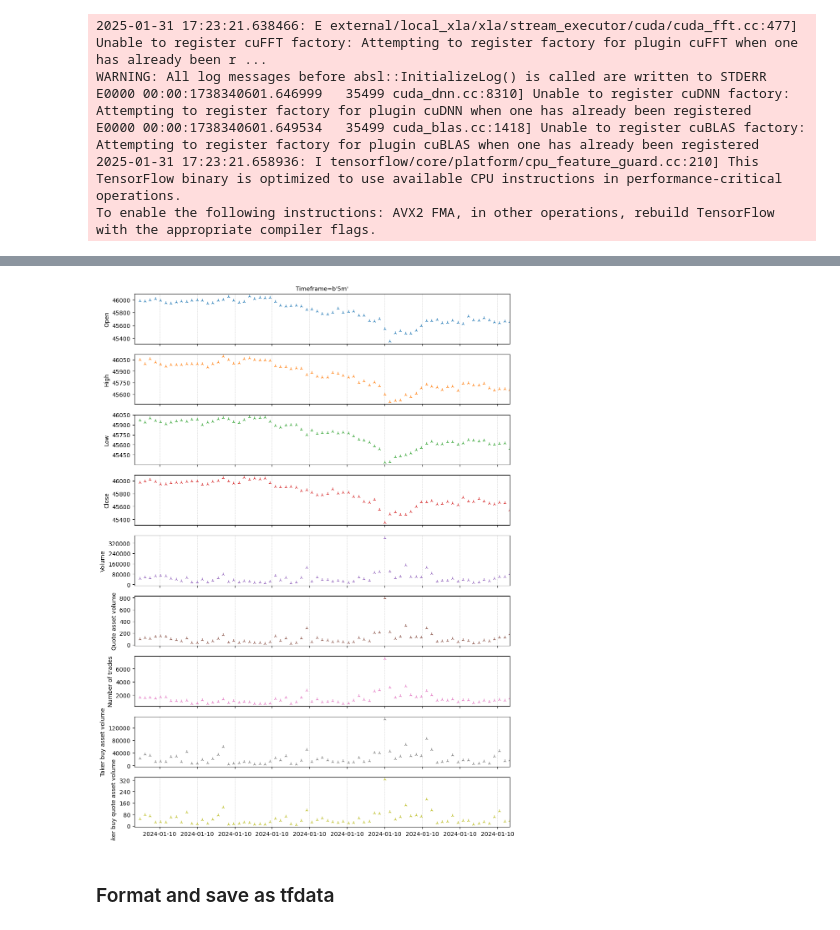
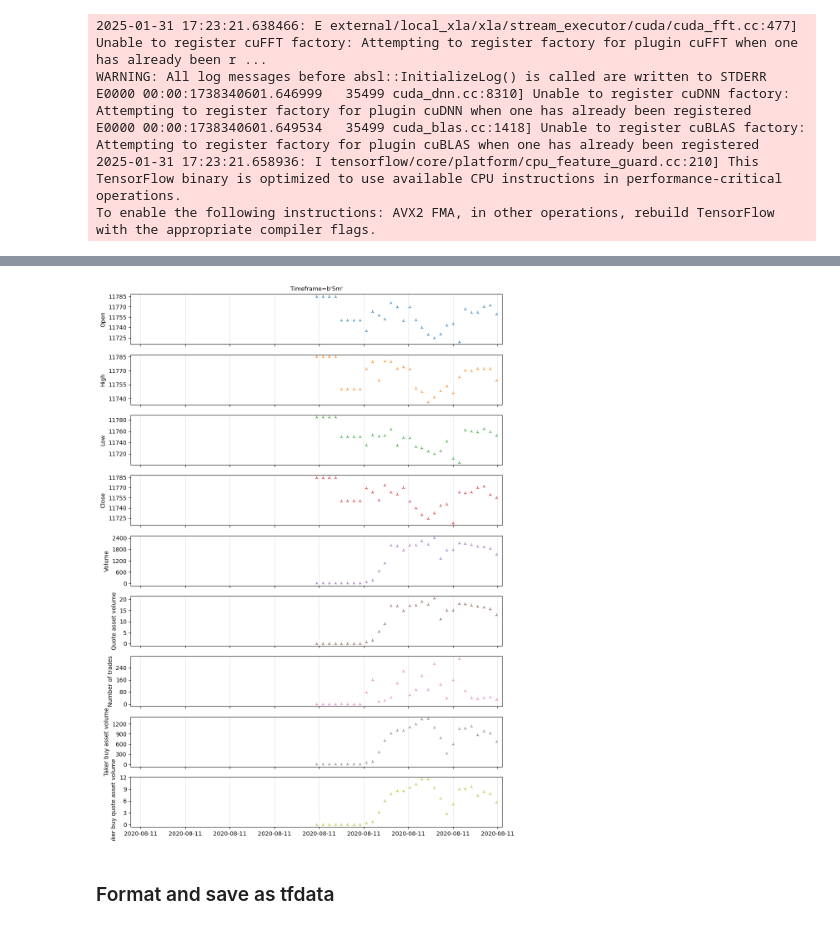
Before and after one commit to AlexShulzycki/levbot, a Jupyter notebook: Data/Preprocessing.ipynb, the cells around one changed output, grey strips where cells are left out. Drawn from its saved outputs; the diff is of its cells as text; code cells hidden in the pictures.

```diff
--- a/Data/Preprocessing.ipynb
+++ b/Data/Preprocessing.ipynb
@@ -37,10 +37,13 @@ index ( Timeframe: 5m ) with 460693 events
 | 2024-12-31 23:54:59.999000+00:00 | 9.339e+04 | 9.356e+04 | 9.339e+04 | 9.35e+04 | 33034 | 35.34 | 558 | ... |
 | 2024-12-31 23:59:59.999000+00:00 | 9.35e+04 | 9.353e+04 | 9.342e+04 | 9.342e+04 | 20581 | 22.02 | 372 | ... |
 # %%
-CG.evset.plot(min_time = datetime(2024, 1, 10, 6).timestamp(), max_time = datetime(2024, 1, 10, 12).timestamp())
+ts = 1597138799
+
+
+CG.evset.plot(min_time = ts - 30*600, max_time = ts)
 #CG.evset.
 # %% [output]
-[figure, old version]
+[figure, new version]
 # %% [markdown]
 ### Format and save as tfdata
 # %%
```
Also changed, not shown: 2 other files.
